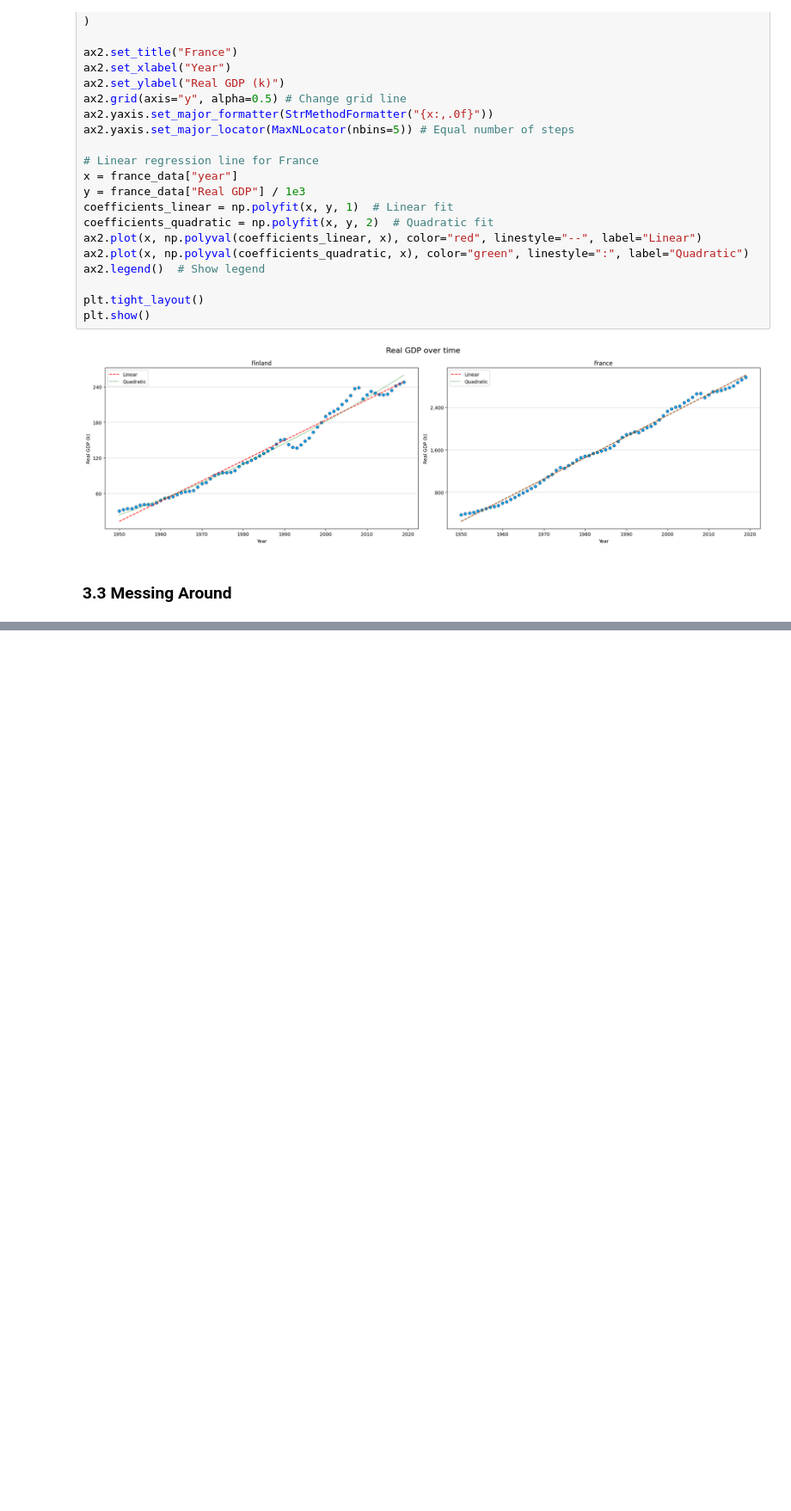
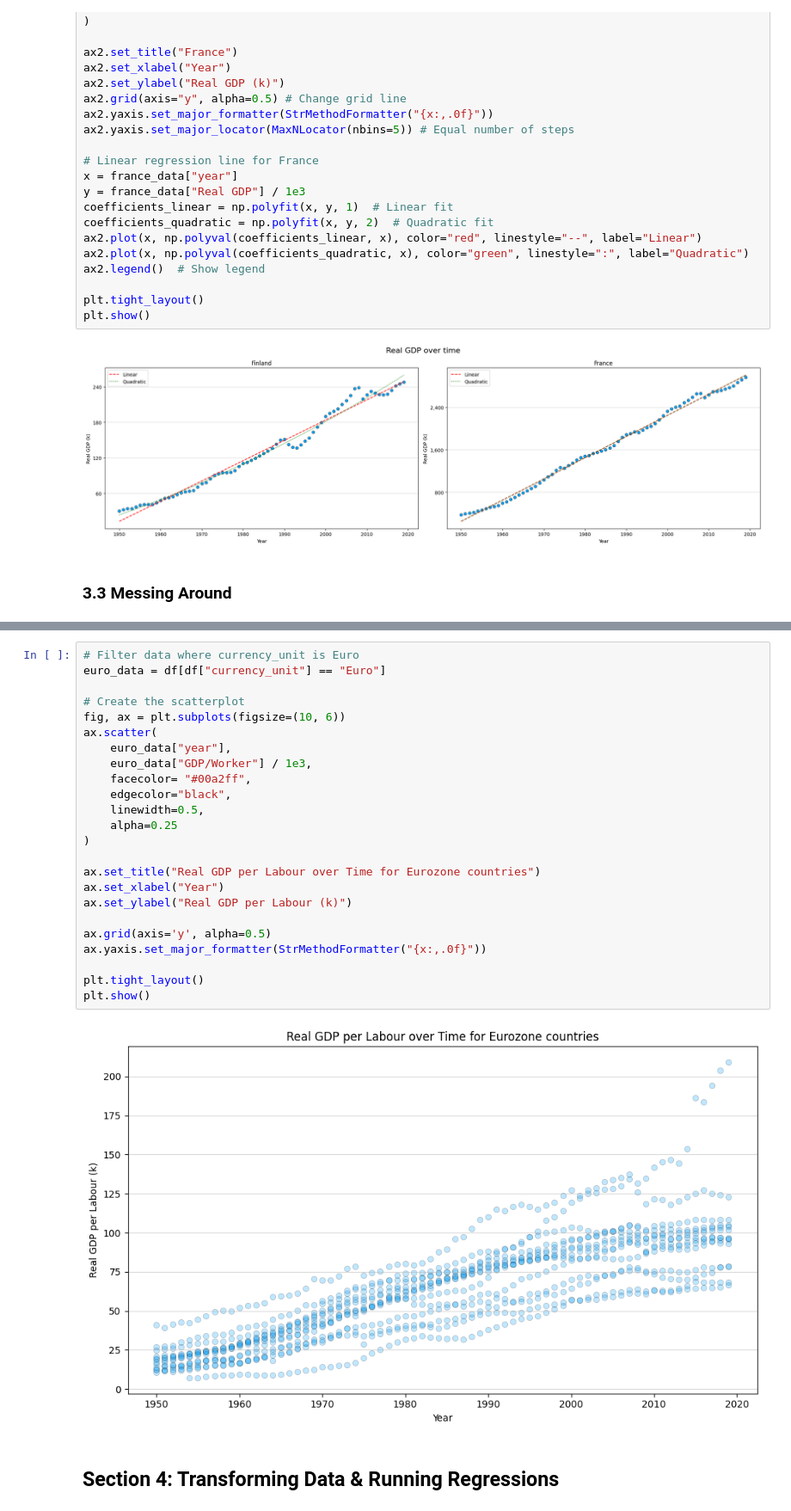
Before and after one commit to jxy-ygjm/EC1B1-Mini-Assessment, a Jupyter notebook: Mini Assessment.ipynb, the cells around one changed output, grey strips where cells are left out. Shown at 86% size. Drawn from its saved outputs; the diff is of its cells as text; blank space fills up the shorter version.

```diff
--- a/Mini Assessment.ipynb
+++ b/Mini Assessment.ipynb
@@ -493,0 +498,28 @@ plt.show()
+# %%
+# Filter data where currency_unit is Euro
+euro_data = df[df["currency_unit"] == "Euro"]
+
+# Create the scatterplot
+fig, ax = plt.subplots(figsize=(10, 6))
+ax.scatter(
+    euro_data["year"],
+    euro_data["GDP/Worker"] / 1e3,
+    facecolor= "#00a2ff",
+    edgecolor="black",
+    linewidth=0.5,
+    alpha=0.25
+)
+
+ax.set_title("Real GDP per Labour over Time for Eurozone countries")
+ax.set_xlabel("Year")
+ax.set_ylabel("Real GDP per Labour (k)")
+
+ax.grid(axis='y', alpha=0.5)
+ax.yaxis.set_major_formatter(StrMethodFormatter("{x:,.0f}"))
+
+plt.tight_layout()
+plt.show()
+# %% [output]
+[figure, added]
+# %% [markdown]
+## Section 4: Transforming Data & Running Regressions
```
Also changed, not shown: parts of 7 cells of this notebook.
